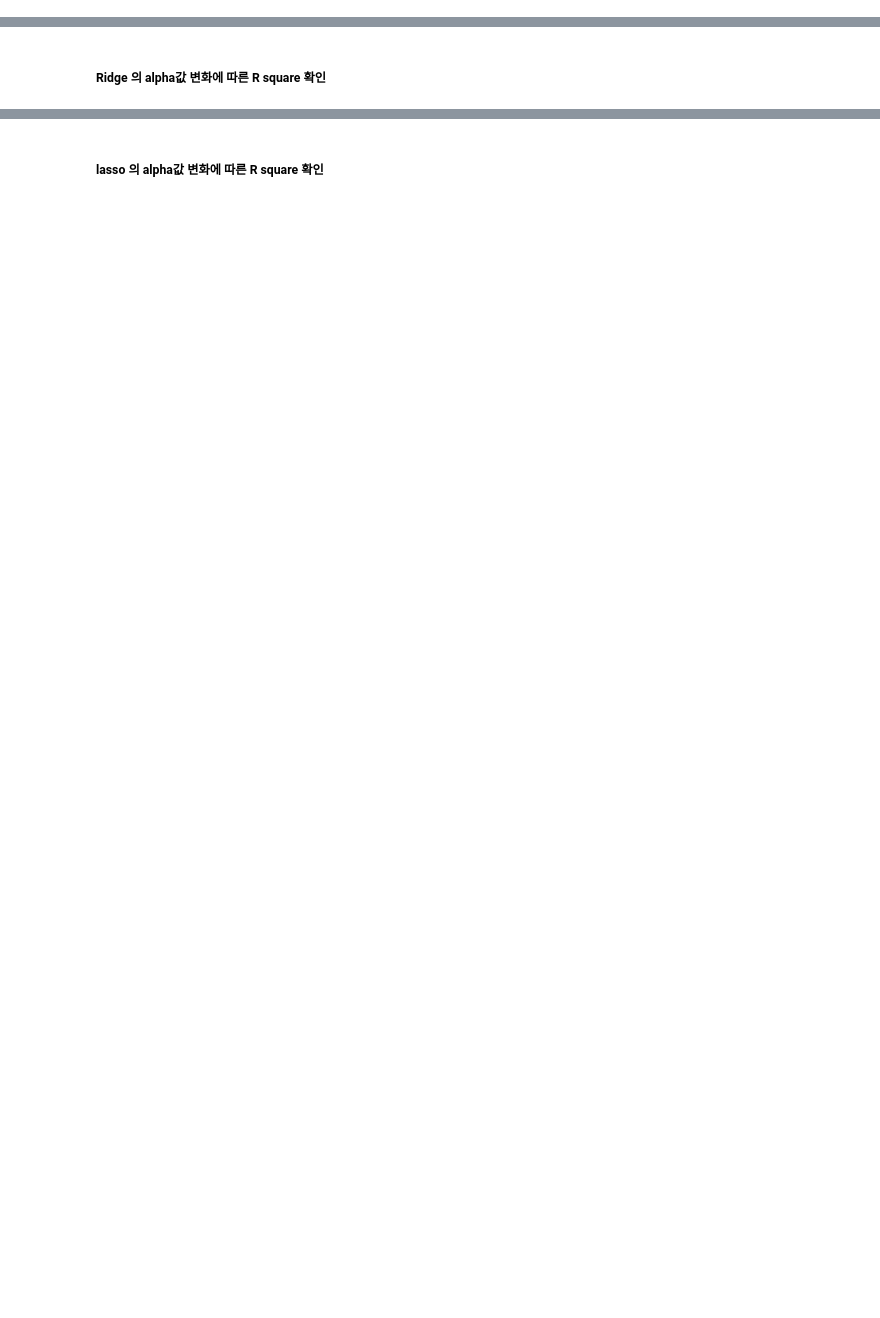
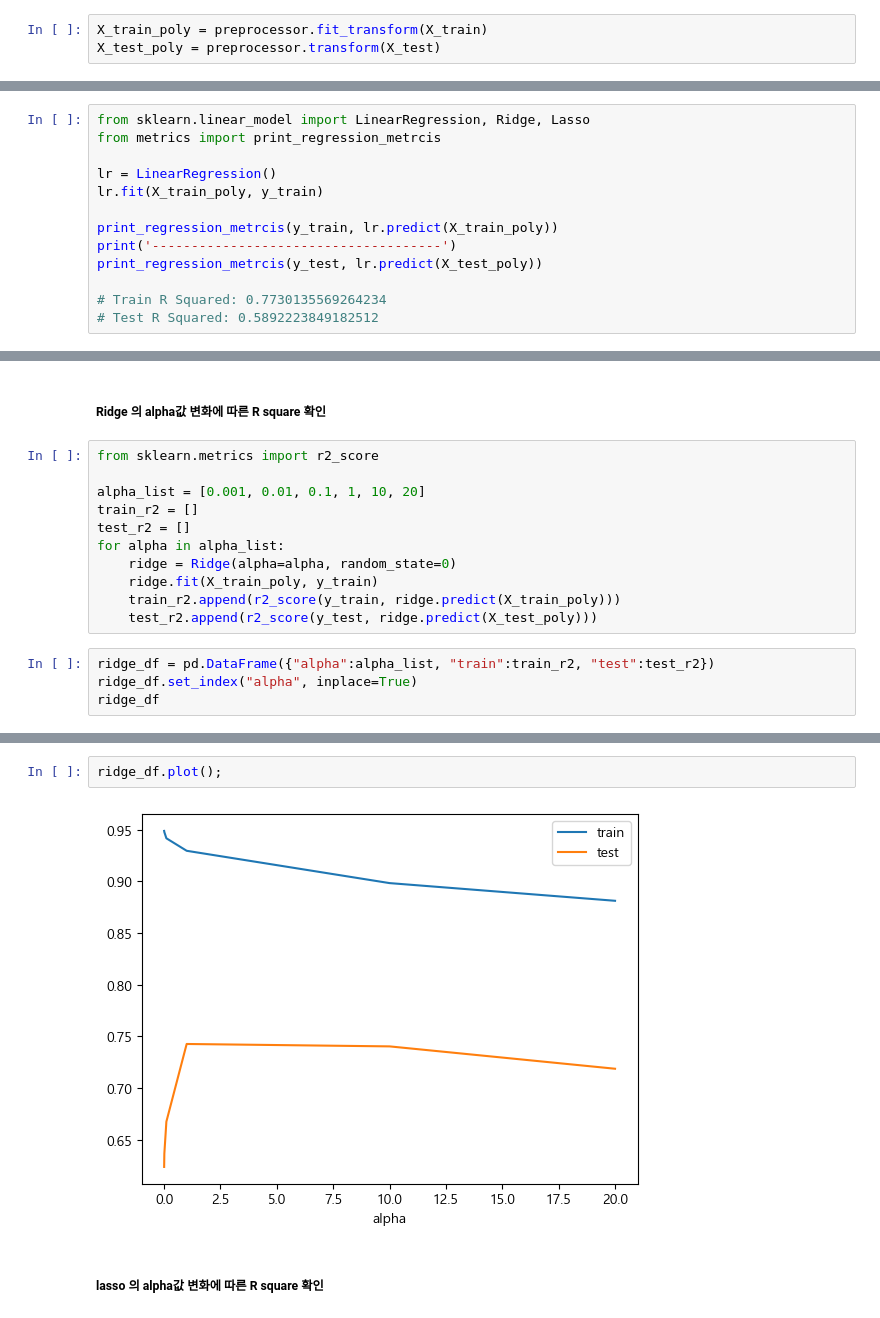
Before and after one commit to kgmyhGit/SKN06, a Jupyter notebook: 08_machine_learning/12_선형모델_선형회귀.ipynb, the cells around one changed output, grey strips where cells are left out. Cells and saved outputs as stored; diff of their text form; blank space fills up the shorter version.

```diff
--- a/08_machine_learning/12_선형모델_선형회귀.ipynb
+++ b/08_machine_learning/12_선형모델_선형회귀.ipynb
@@ -564,0 +658,3 @@ coef_df2
+# %%
+X_train_poly = preprocessor.fit_transform(X_train)
+X_test_poly = preprocessor.transform(X_test)
@@ -565,2 +665,15 @@ coef_df2
 # %% [markdown]
 ##### LinearRegression으로 평가
+# %%
+from sklearn.linear_model import LinearRegression, Ridge, Lasso
+from metrics import print_regression_metrcis
+
+lr = LinearRegression()
+lr.fit(X_train_poly, y_train)
+
+print_regression_metrcis(y_train, lr.predict(X_train_poly))
+print('-------------------------------------')
+print_regression_metrcis(y_test, lr.predict(X_test_poly))
+
+# Train R Squared: 0.7730135569264234
+# Test R Squared: 0.5892223849182512
@@ -567,2 +688,17 @@ coef_df2
 # %% [markdown]
 ##### Ridge 의 alpha값 변화에 따른 R square 확인
+# %%
+from sklearn.metrics import r2_score
+
+alpha_list = [0.001, 0.01, 0.1, 1, 10, 20]
+train_r2 = []
+test_r2 = []
+for alpha in alpha_list:
+    ridge = Ridge(alpha=alpha, random_state=0)
+    ridge.fit(X_train_poly, y_train)
+    train_r2.append(r2_score(y_train, ridge.predict(X_train_poly)))
+    test_r2.append(r2_score(y_test, ridge.predict(X_test_poly)))
+# %%
+ridge_df = pd.DataFrame({"alpha":alpha_list, "train":train_r2, "test":test_r2})
+ridge_df.set_index("alpha", inplace=True)
+ridge_df
@@ -569,2 +714,6 @@ coef_df2
+# %%
+ridge_df.plot();
+# %% [output]
+[figure, added]
 # %% [markdown]
 ##### lasso 의 alpha값 변화에 따른 R square 확인
```
Also changed, not shown: parts of 17 cells of this notebook, 4 other files.
